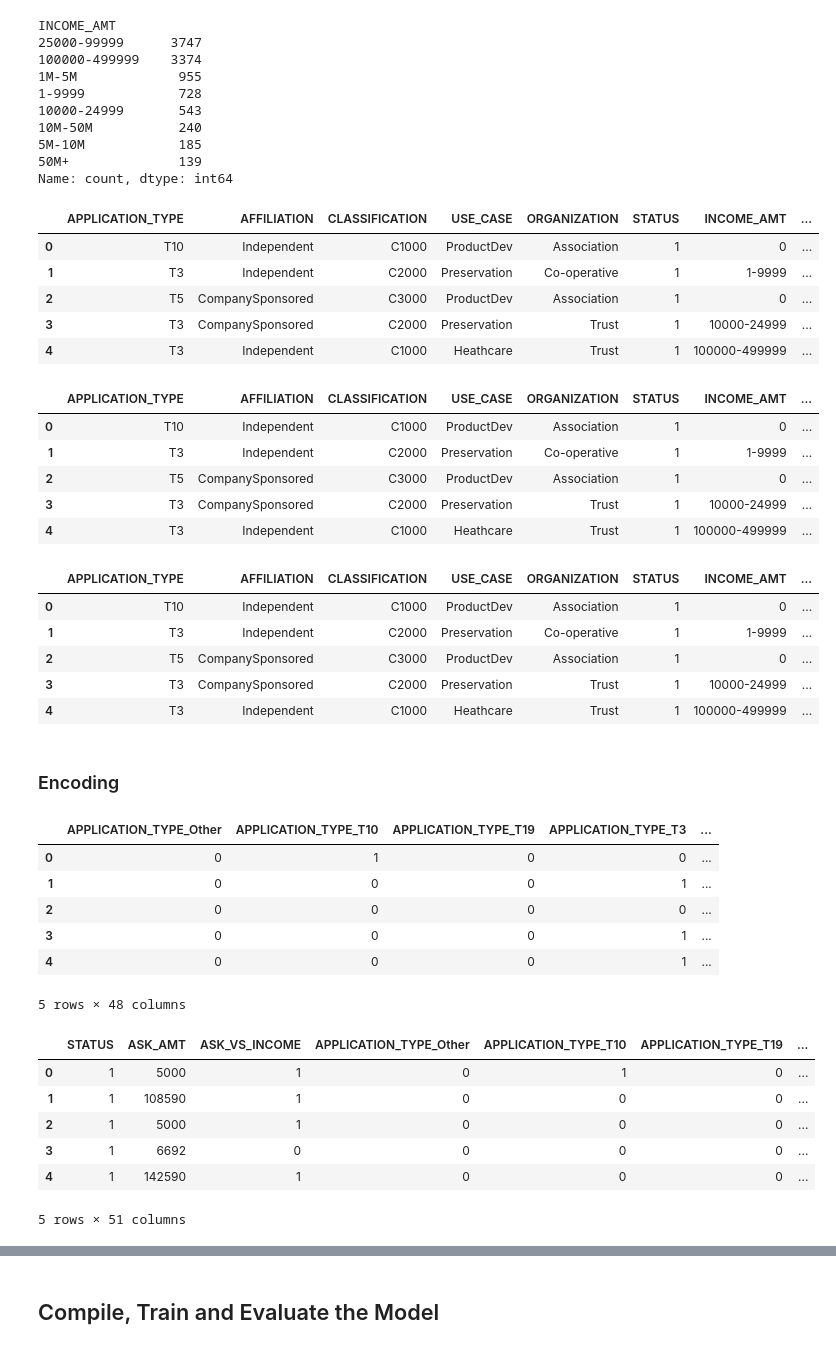
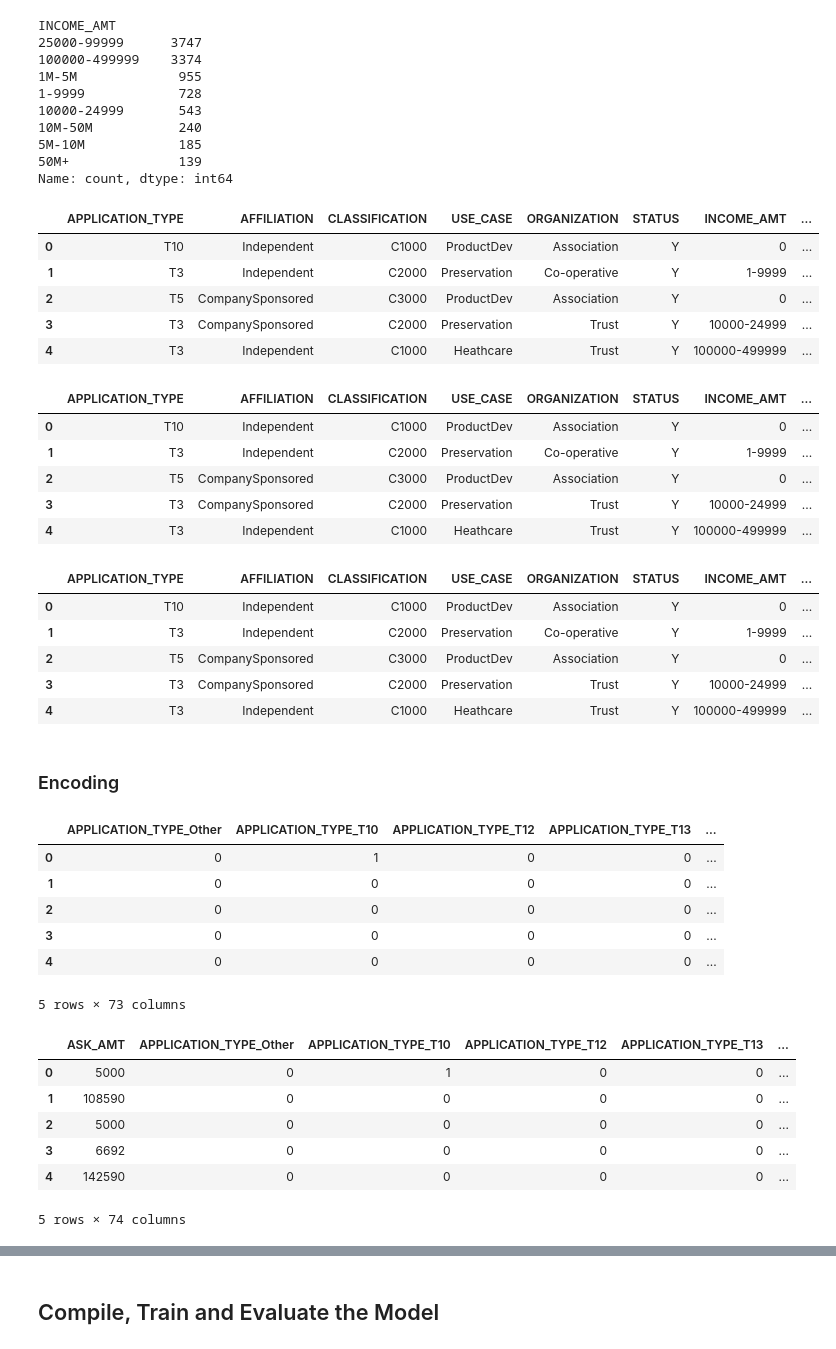
Before and after one commit to alyssahondrade/deep-learning-challenge, a Jupyter notebook: Starter_Code.ipynb, the cells around one changed output, grey strips where cells are left out. Drawn from its saved outputs; the diff is of its cells as text; code cells hidden in the pictures.

```diff
--- a/Starter_Code.ipynb
+++ b/Starter_Code.ipynb
@@ -64,3 +64,14 @@ Data columns (total 10 columns):
  9   IS_SUCCESSFUL           34299 non-null  int64
 dtypes: int64(3), object(7)
 memory usage: 2.6+ MB
+# %%
+# Convert STATUS and SPECIAL_CONSIDERATIONS to int
+# application_df['STATUS'] = application_df['STATUS'].astype(int)
+# application_df['SPECIAL_CONSIDERATIONS'] = application_df['SPECIAL_CONSIDERATIONS'].map({
+#     'N': 0,
+#     'Y': 1
+# })
+application_df['STATUS'] = application_df['STATUS'].map({
+    0: 'N',
+    1: 'Y'
+})
@@ -93,7 +129,7 @@ Name: count, dtype: int64
 # %%
 # Choose a cutoff value and create a list of application types to be replaced
 # use the variable name `application_types_to_replace`
-application_types_to_replace = app_type.loc[app_type.values < 100].index
+application_types_to_replace = app_type.loc[app_type.values < 10].index
 
 # Replace in dataframe
 for app in application_types_to_replace:
@@ -158,7 +209,7 @@ Name: count, dtype: int64
 # %%
 # Choose a cutoff value and create a list of classifications to be replaced
 # use the variable name `classifications_to_replace`
-classifications_to_replace = class_counts.loc[class_counts.values < 100].index
+classifications_to_replace = class_counts.loc[class_counts.values < 10].index
 
 # Replace in dataframe
 for cls in classifications_to_replace:
@@ -233,22 +287,22 @@ application_df[['LOWER_INCOME', 'UPPER_INCOME']] = application_df['INCOME_AMT'].
 application_df.head()
 # %% [output]
 |  | APPLICATION_TYPE | AFFILIATION | CLASSIFICATION | USE_CASE | ORGANIZATION | STATUS | INCOME_AMT | ... |
-| 0 | T10 | Independent | C1000 | ProductDev | Association | 1 | 0 | ... |
-| 1 | T3 | Independent | C2000 | Preservation | Co-operative | 1 | 1-9999 | ... |
-| 2 | T5 | CompanySponsored | C3000 | ProductDev | Association | 1 | 0 | ... |
-| 3 | T3 | CompanySponsored | C2000 | Preservation | Trust | 1 | 10000-24999 | ... |
-| 4 | T3 | Independent | C1000 | Heathcare | Trust | 1 | 100000-499999 | ... |
+| 0 | T10 | Independent | C1000 | ProductDev | Association | Y | 0 | ... |
+| 1 | T3 | Independent | C2000 | Preservation | Co-operative | Y | 1-9999 | ... |
+| 2 | T5 | CompanySponsored | C3000 | ProductDev | Association | Y | 0 | ... |
+| 3 | T3 | CompanySponsored | C2000 | Preservation | Trust | Y | 10000-24999 | ... |
+| 4 | T3 | Independent | C1000 | Heathcare | Trust | Y | 100000-499999 | ... |
 # %%
 # If `INCOME_AMT` is '0', set UPPER_INCOME to 0.
 application_df['UPPER_INCOME'] = application_df['UPPER_INCOME'].fillna(0)
 application_df.head()
 # %% [output]
 |  | APPLICATION_TYPE | AFFILIATION | CLASSIFICATION | USE_CASE | ORGANIZATION | STATUS | INCOME_AMT | ... |
-| 0 | T10 | Independent | C1000 | ProductDev | Association | 1 | 0 | ... |
-| 1 | T3 | Independent | C2000 | Preservation | Co-operative | 1 | 1-9999 | ... |
-| 2 | T5 | CompanySponsored | C3000 | ProductDev | Association | 1 | 0 | ... |
-| 3 | T3 | CompanySponsored | C2000 | Preservation | Trust | 1 | 10000-24999 | ... |
-| 4 | T3 | Independent | C1000 | Heathcare | Trust | 1 | 100000-499999 | ... |
+| 0 | T10 | Independent | C1000 | ProductDev | Association | Y | 0 | ... |
+| 1 | T3 | Independent | C2000 | Preservation | Co-operative | Y | 1-9999 | ... |
+| 2 | T5 | CompanySponsored | C3000 | ProductDev | Association | Y | 0 | ... |
+| 3 | T3 | CompanySponsored | C2000 | Preservation | Trust | Y | 10000-24999 | ... |
+| 4 | T3 | Independent | C1000 | Heathcare | Trust | Y | 100000-499999 | ... |
 # %%
 # If `INCOME AMT` contains "M", convert to e6.
 application_df['UPPER_INCOME'] = application_df['UPPER_INCOME'].str.replace('M', 'e6')
@@ -264,15 +318,19 @@ application_df['LOWER_INCOME'] = application_df['LOWER_INCOME'].replace('50e6+',
 application_df['LOWER_INCOME'] = pd.to_numeric(application_df['LOWER_INCOME']).astype(int)
 # %%
 # Create a new column that compares the ASK_AMT to LOWER_INCOME
-application_df['ASK_VS_INCOME'] = (application_df['ASK_AMT'] > application_df['LOWER_INCOME']).astype(int)
+application_df['ASK_VS_INCOME'] = application_df['ASK_AMT'] > application_df['LOWER_INCOME']
+application_df['ASK_VS_INCOME'] = application_df['ASK_VS_INCOME'].map({
+    False: 'N',
+    True: 'Y'
+})
 application_df.head()
 # %% [output]
 |  | APPLICATION_TYPE | AFFILIATION | CLASSIFICATION | USE_CASE | ORGANIZATION | STATUS | INCOME_AMT | ... |
-| 0 | T10 | Independent | C1000 | ProductDev | Association | 1 | 0 | ... |
-| 1 | T3 | Independent | C2000 | Preservation | Co-operative | 1 | 1-9999 | ... |
-| 2 | T5 | CompanySponsored | C3000 | ProductDev | Association | 1 | 0 | ... |
-| 3 | T3 | CompanySponsored | C2000 | Preservation | Trust | 1 | 10000-24999 | ... |
-| 4 | T3 | Independent | C1000 | Heathcare | Trust | 1 | 100000-499999 | ... |
+| 0 | T10 | Independent | C1000 | ProductDev | Association | Y | 0 | ... |
+| 1 | T3 | Independent | C2000 | Preservation | Co-operative | Y | 1-9999 | ... |
+| 2 | T5 | CompanySponsored | C3000 | ProductDev | Association | Y | 0 | ... |
+| 3 | T3 | CompanySponsored | C2000 | Preservation | Trust | Y | 10000-24999 | ... |
+| 4 | T3 | Independent | C1000 | Heathcare | Trust | Y | 100000-499999 | ... |
 # %%
 # Drop the UPPER_INCOME column
 application_df = application_df.drop(columns=['LOWER_INCOME', 'UPPER_INCOME'])
@@ -284,13 +342,13 @@ categorical_hot = list(application_df.select_dtypes(include="object").columns)
 encoded_columns = pd.get_dummies(application_df[categorical_hot]).astype(int)
 encoded_columns.head()
 # %% [output]
-|  | APPLICATION_TYPE_Other | APPLICATION_TYPE_T10 | APPLICATION_TYPE_T19 | APPLICATION_TYPE_T3 | ... |
+|  | APPLICATION_TYPE_Other | APPLICATION_TYPE_T10 | APPLICATION_TYPE_T12 | APPLICATION_TYPE_T13 | ... |
 | 0 | 0 | 1 | 0 | 0 | ... |
-| 1 | 0 | 0 | 0 | 1 | ... |
+| 1 | 0 | 0 | 0 | 0 | ... |
 | 2 | 0 | 0 | 0 | 0 | ... |
-| 3 | 0 | 0 | 0 | 1 | ... |
-| 4 | 0 | 0 | 0 | 1 | ... |
+| 3 | 0 | 0 | 0 | 0 | ... |
+| 4 | 0 | 0 | 0 | 0 | ... |
-5 rows × 48 columns
+5 rows × 73 columns
 # %%
 # Split our preprocessed data into our features and target arrays
 
@@ -312,13 +370,13 @@ X_train, X_test, y_train, y_test = train_test_split(X, y)
 # Display the feature array
 X.head()
 # %% [output]
-|  | STATUS | ASK_AMT | ASK_VS_INCOME | APPLICATION_TYPE_Other | APPLICATION_TYPE_T10 | APPLICATION_TYPE_T19 | ... |
-| 0 | 1 | 5000 | 1 | 0 | 1 | 0 | ... |
-| 1 | 1 | 108590 | 1 | 0 | 0 | 0 | ... |
-| 2 | 1 | 5000 | 1 | 0 | 0 | 0 | ... |
-| 3 | 1 | 6692 | 0 | 0 | 0 | 0 | ... |
-| 4 | 1 | 142590 | 1 | 0 | 0 | 0 | ... |
+|  | ASK_AMT | APPLICATION_TYPE_Other | APPLICATION_TYPE_T10 | APPLICATION_TYPE_T12 | APPLICATION_TYPE_T13 | ... |
+| 0 | 5000 | 0 | 1 | 0 | 0 | ... |
+| 1 | 108590 | 0 | 0 | 0 | 0 | ... |
+| 2 | 5000 | 0 | 0 | 0 | 0 | ... |
+| 3 | 6692 | 0 | 0 | 0 | 0 | ... |
+| 4 | 142590 | 0 | 0 | 0 | 0 | ... |
-5 rows × 51 columns
+5 rows × 74 columns
 # %%
 # Create a StandardScaler instances
 scaler = StandardScaler()
```
Also changed, not shown: parts of 13 cells of this notebook, 1 other file.
